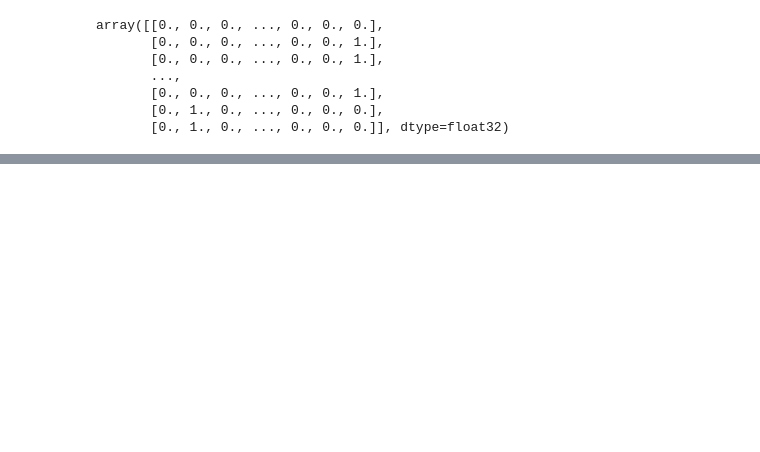
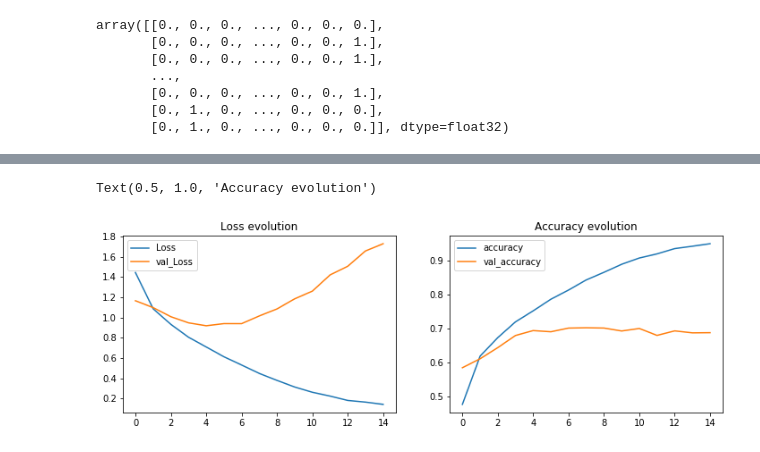
Before and after one commit to fares-ds/Cifar-10_Image_Classification_Using_CNNs, a Jupyter notebook: Cifar_10_image_classification_using_cnn.ipynb, the cells around one changed output, grey strips where cells are left out. Cells and saved outputs as stored; diff of their text form; code cells hidden in the pictures; blank space fills up the shorter version.

Commit message:
Model Building + training ==> Testing Accuracy=68.86

```diff
--- a/Cifar_10_image_classification_using_cnn.ipynb
+++ b/Cifar_10_image_classification_using_cnn.ipynb
@@ -54,3 +58,7 @@ plt.subplots_adjust(hspace=0.4)
+# %%
+# Scale the data
+X_train = X_train / 255
+X_test = X_test / 255
 # %%
 from tensorflow.keras.utils import to_categorical
 # %%
@@ -68,0 +80,17 @@ array([[0., 0., 0., ..., 0., 0., 0.],
+# %%
+model = Sequential()
+
+# Convolutional Layer
+model.add(Conv2D(filters=32, kernel_size=(4, 4), input_shape=(32, 32, 3), activation='relu'))
+# Pooling layer
+model.add(MaxPool2D(pool_size=(2, 2)))
+
+# Convolutional Layer
+model.add(Conv2D(filters=64, kernel_size=(4, 4), input_shape=(32, 32, 3), activation='relu'))
+# Pooling layer
+model.add(MaxPool2D(pool_size=(2, 2)))
+
+model.add(Flatten())
+model.add(Dense(256, activation='relu'))
+model.add(Dense(10, activation='softmax'))
+model.compile(loss='categorical_crossentropy', optimizer='adam', metrics=['accuracy'])
@@ -68,0 +117,10 @@ array([[0., 0., 0., ..., 0., 0., 0.],
+# %%
+from tensorflow.keras.callbacks import EarlyStopping
+
+early_stop = EarlyStopping(monitor='val_loss', patience=2)
+# %%
+r = model.fit(X_train, y_cat_train,
+              epochs=15,
+              validation_data=(X_test, y_cat_test),
+              callbacks=[early_stop]
+             )
@@ -68,0 +145,17 @@ array([[0., 0., 0., ..., 0., 0., 0.],
+# %%
+plt.figure(figsize=(12, 8))
+
+plt.subplot(2, 2, 1)
+plt.plot(r.history['loss'], label='Loss')
+plt.plot(r.history['val_loss'], label='val_Loss')
+plt.legend()
+plt.title('Loss evolution')
+
+plt.subplot(2, 2, 2)
+plt.plot(r.history['accuracy'], label='accuracy')
+plt.plot(r.history['val_accuracy'], label='val_accuracy')
+plt.legend()
+plt.title('Accuracy evolution')
+# %% [output]
+Text(0.5, 1.0, 'Accuracy evolution')
+[figure, added]
```
Also changed, not shown: parts of 7 cells of this notebook.
